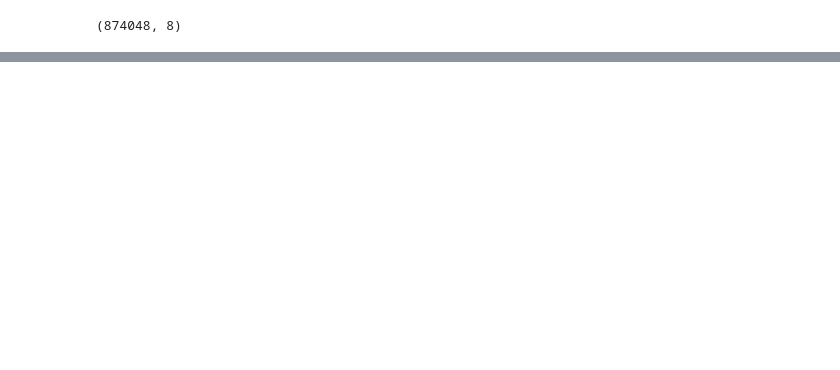
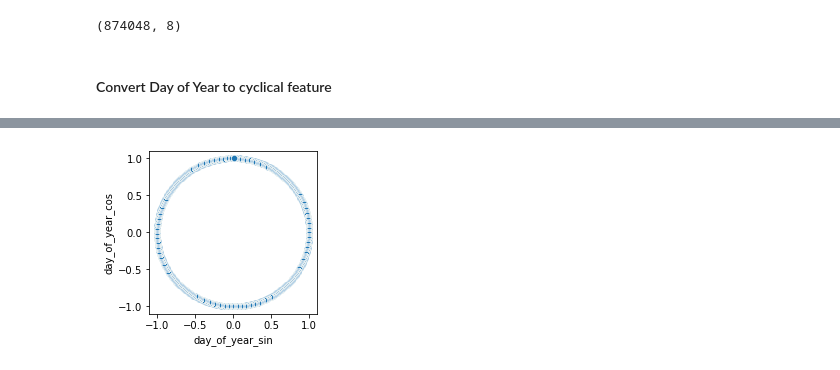
Before and after one commit to malomaye/asl-energy-forecasting, a Jupyter notebook: notebooks/raw_data_cleaning_shawn.ipynb, the cells around one changed output, grey strips where cells are left out. Drawn from its saved outputs; the diff is of its cells as text; code cells hidden in the pictures; blank space fills up the shorter version.

Commit message:
shawn update to raw data cleaning

```diff
--- a/notebooks/raw_data_cleaning_shawn.ipynb
+++ b/notebooks/raw_data_cleaning_shawn.ipynb
@@ -196,6 +196,32 @@ final = final_long.groupby(gb_cols).agg(
 final.shape
 # %% [output]
 (874048, 8)
+# %%
+# convert datetime columns to datetime
+final['start_time'] = pd.to_datetime(final['start_time'])
+final['end_time'] = pd.to_datetime(final['end_time'])
+final['end_date'] = pd.to_datetime(final['end_date'])
+# %% [markdown]
+#### Convert Day of Year to cyclical feature
+# %%
+def get_year_sin(calendar_date):
+
+    day_of_year = int(calendar_date.strftime('%j'))
+
+    return np.sin(day_of_year*(2.*np.pi/366))
+
+def get_year_cos(calendar_date):
+
+    day_of_year = int(calendar_date.strftime('%j'))
+
+    return np.cos(day_of_year*(2.*np.pi/366))
+
+final['day_of_year_sin'] = final['end_date'].apply(get_year_sin)
+final['day_of_year_cos'] = final['end_date'].apply(get_year_cos)
 # %%
-final.head()
+fig = plt.figure(figsize=(3, 3))
+sns.scatterplot(x='day_of_year_sin', y='day_of_year_cos', data=final)
+plt.xlim((-1.1,1.1))
+plt.ylim((-1.1,1.1))
+plt.show()
 # %% [output]
@@ -207,0 +228 @@ final.head()
+[figure, added]
```
Also changed, not shown: parts of 4 cells of this notebook.
